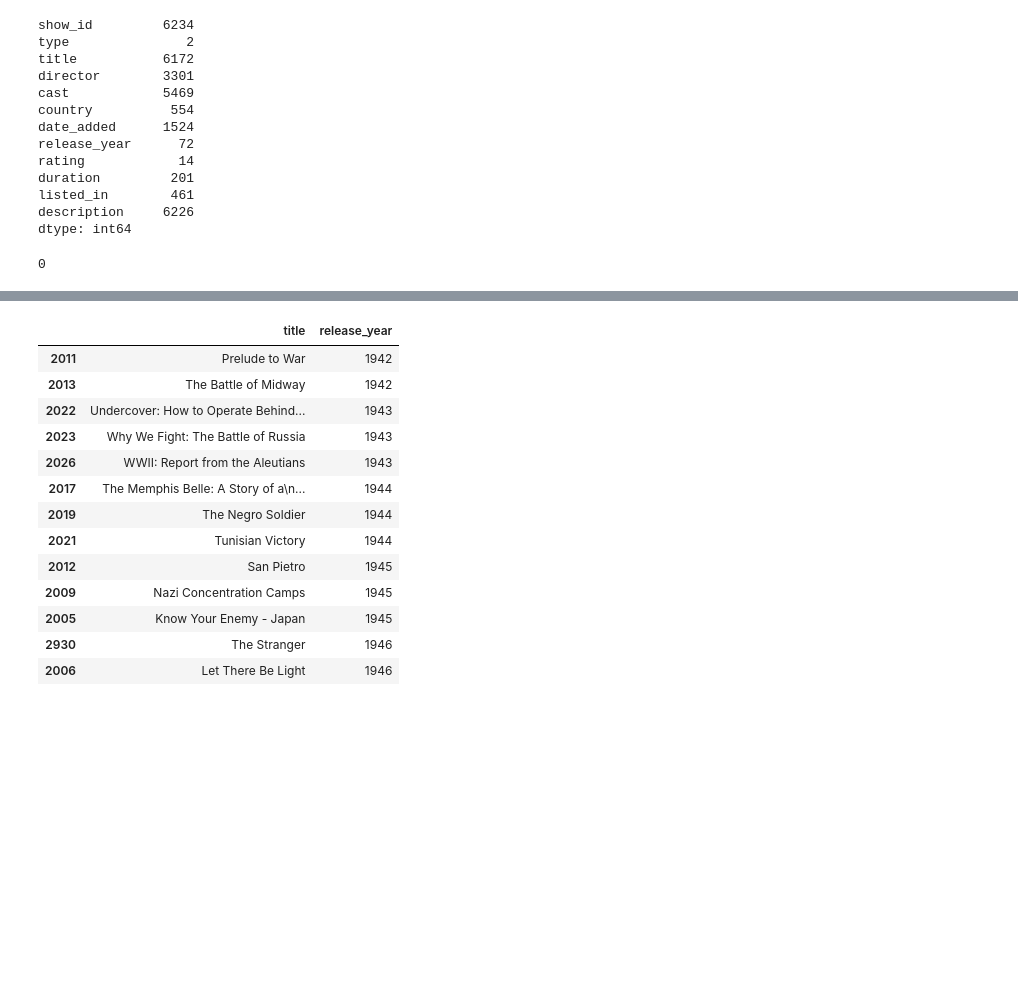
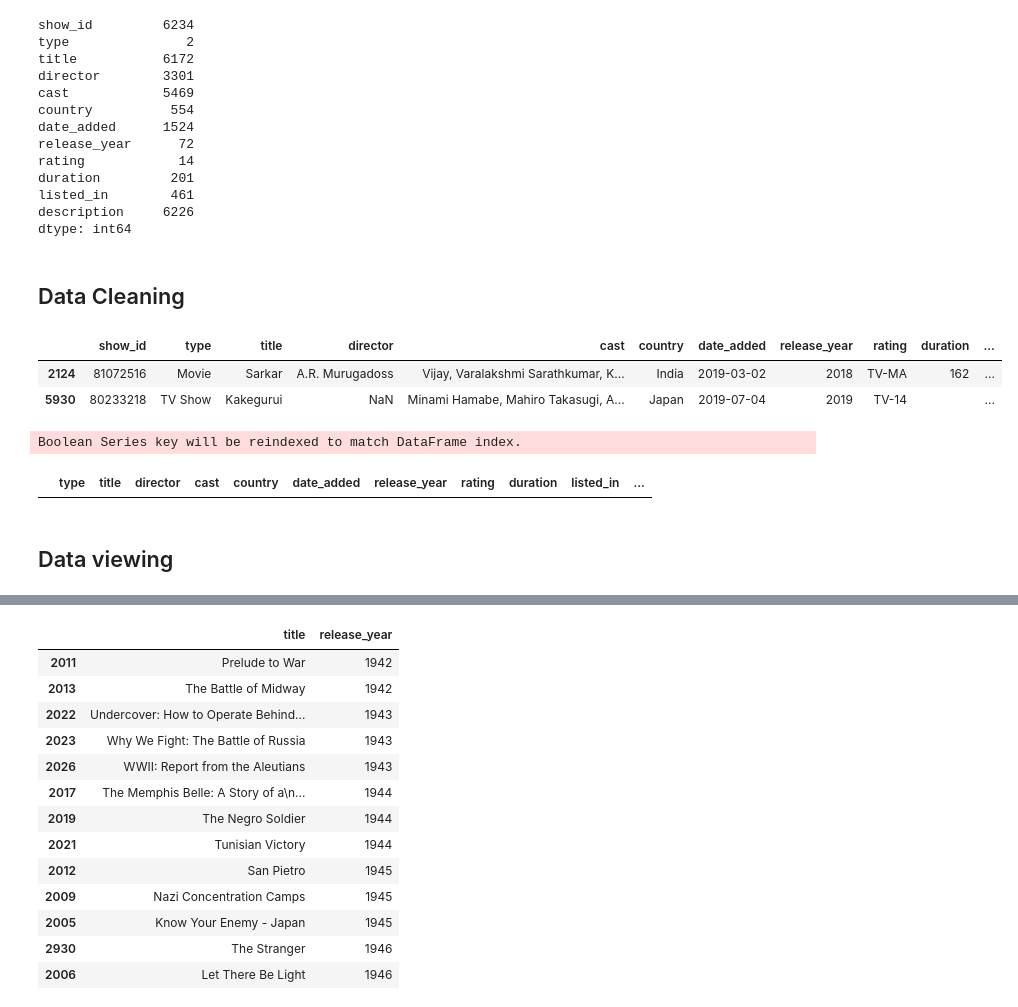
Before and after one commit to ShamsulAbedin/CA683I, a Jupyter notebook: Shamsul_Abedin_CA683I_ID19215008_Netflix_Movie.ipynb, the cells around one changed output, grey strips where cells are left out. Drawn from its saved outputs; the diff is of its cells as text; code cells hidden in the pictures; blank space fills up the shorter version.

```diff
--- a/Shamsul_Abedin_CA683I_ID19215008_Netflix_Movie.ipynb
+++ b/Shamsul_Abedin_CA683I_ID19215008_Netflix_Movie.ipynb
@@ -162,8 +166,13 @@ duration         201
 listed_in        461
 description     6226
 dtype: int64
+# %% [markdown]
+## Data Cleaning
 # %%
 #Find Duplicate entry
-df.duplicated().sum()
+duplicate_entry=df.duplicated(['title','country','type','release_year'])
+df[duplicate_entry]
 # %% [output]
-0
+|  | show_id | type | title | director | cast | country | date_added | release_year | rating | duration | ... |
+| 2124 | 81072516 | Movie | Sarkar | A.R. Murugadoss | Vijay, Varalakshmi Sarathkumar, K... | India | 2019-03-02 | 2018 | TV-MA | 162 | ... |
+| 5930 | 80233218 | TV Show | Kakegurui | NaN | Minami Hamabe, Mahiro Takasugi, A... | Japan | 2019-07-04 | 2019 | TV-14 |  | ... |
@@ -170,3 +183,10 @@ df.duplicated().sum()
+# %%
+df[duplicate_entry]
+# %% [output]
+Boolean Series key will be reindexed to match DataFrame index.
+|  | type | title | director | cast | country | date_added | release_year | rating | duration | listed_in | ... |
+# %% [markdown]
+## Data viewing
 # %%
 df["date_added"] = pd.to_datetime(df['date_added'])
 df['year_added'] = df['date_added'].dt.year
```
Also changed, not shown: parts of 6 cells of this notebook.
